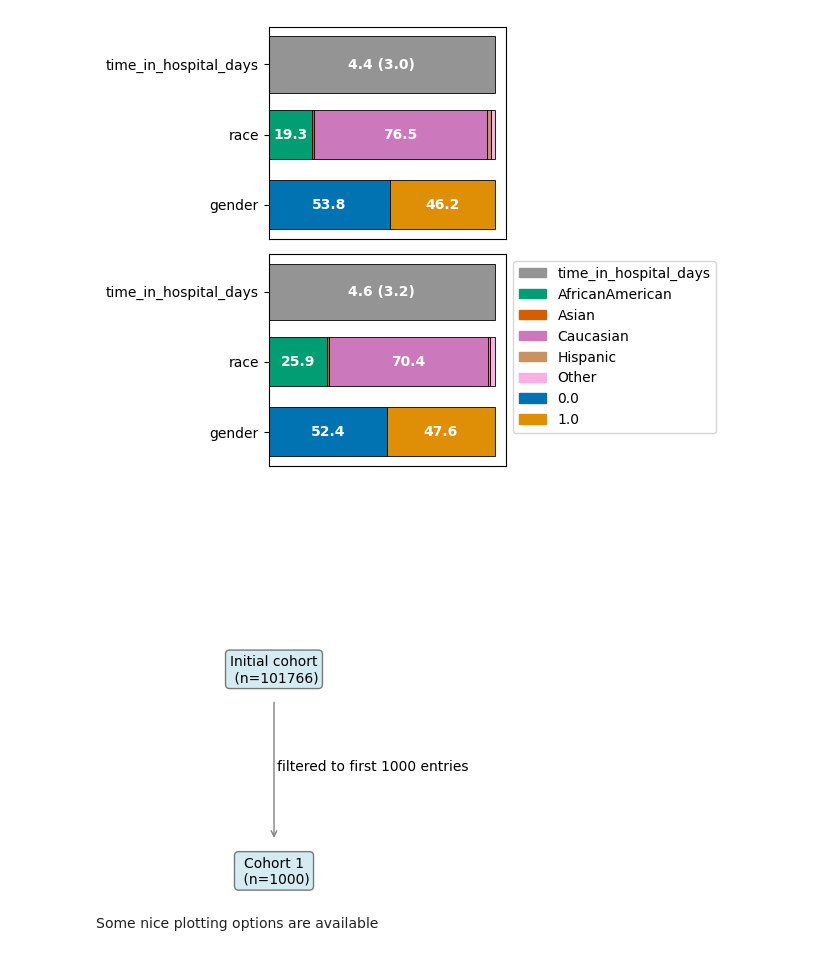
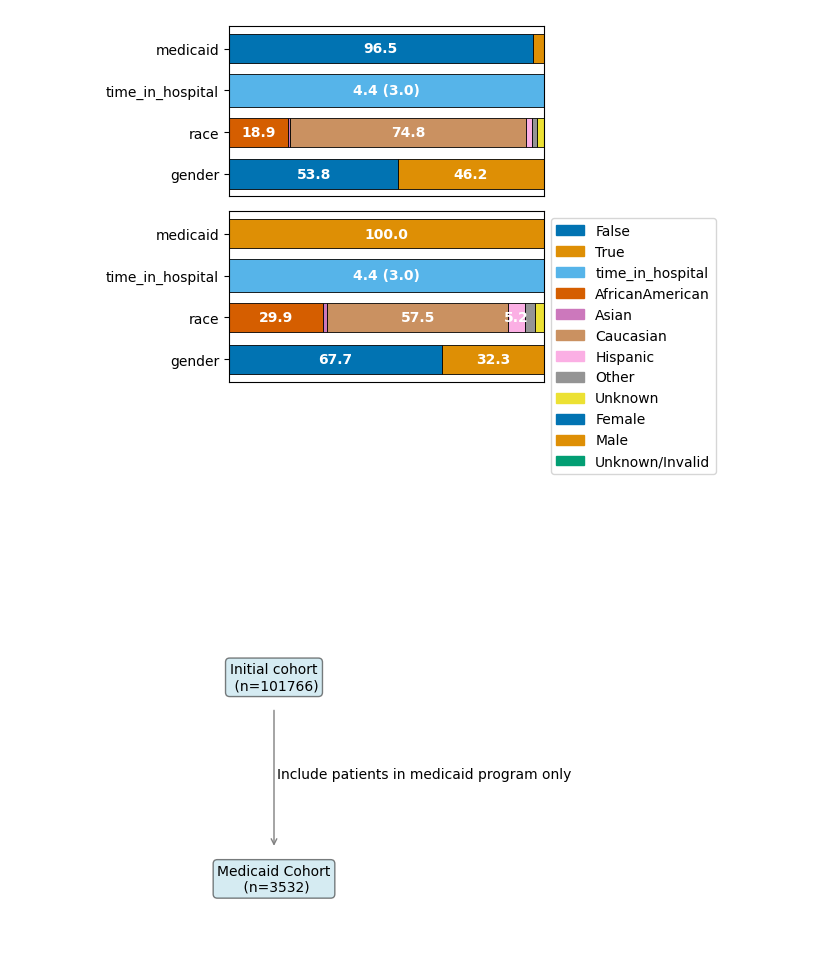
Before and after one commit to theislab/ehrapy-tutorials, a Jupyter notebook: cohort_tracking.ipynb, the cells around one changed output. Drawn from its saved outputs; the diff is of its cells as text; code cells hidden in the pictures.

Commit message:
added plots

```diff
--- a/cohort_tracking.ipynb
+++ b/cohort_tracking.ipynb
@@ -43,4 +47,5 @@ nice package
 # %%
-adata = ep.dt.diabetes_130(columns_obs_only=["gender", "race", "time_in_hospital_days"])
-TableOne(adata.obs)
+adata = ep.dt.diabetes_130_fairlearn(
+    columns_obs_only=["gender", "race", "time_in_hospital", "medicaid"]
+)
 # %% [output]
@@ -69,23 +110,25 @@ Especially useful for cohort processing, as the overview component becomes even
 # %%
 # instantiate the cohort tracker
-pop_track = ep.tl.CohortTracker(adata, categorical=["gender", "race"])
+ct = ep.tl.CohortTracker(adata, categorical=["gender", "race", "medicaid"])
 
 # track the initial state of the dataset
-pop_track(adata, label="Initial cohort")
+ct(adata, label="Initial cohort")
 
 # do a filtering step
-adata = adata[:1000]
+adata = adata[adata.obs.medicaid]
 
 # track the filtered dataset
-pop_track(adata, label="Cohort 1", operations_done="filtered to first 1000 entries")
+ct(
+    adata,
+    label="Medicaid Cohort",
+    operations_done="Include patients in medicaid program only",
+)
 
 # plot the change of the cohort
-pop_track.plot_cohort_barplot()
+ct.plot_cohort_barplot()
 
 # plot a flowchart
-pop_track.plot_flowchart()
+ct.plot_flowchart()
 # %% [output]
-[figure, old version]
+[figure, new version]
-[figure, old version]
+[figure, new version]
-# %% [markdown]
-Some nice plotting options are available
```
Also changed, not shown: parts of 18 cells of this notebook.
